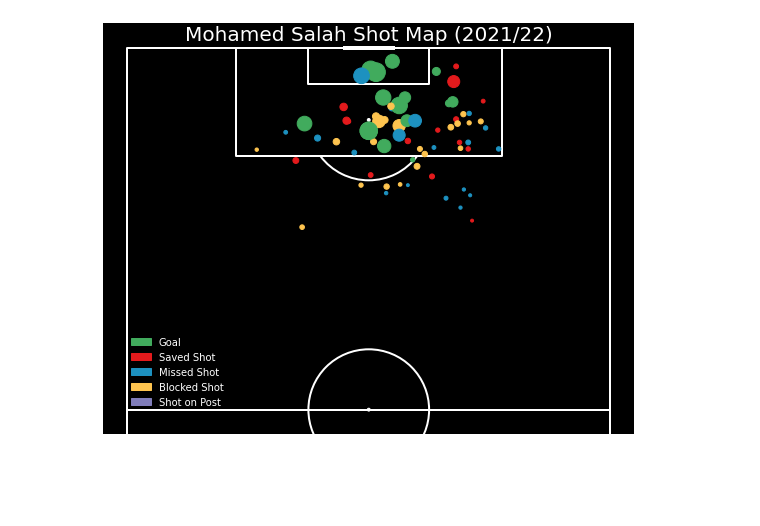
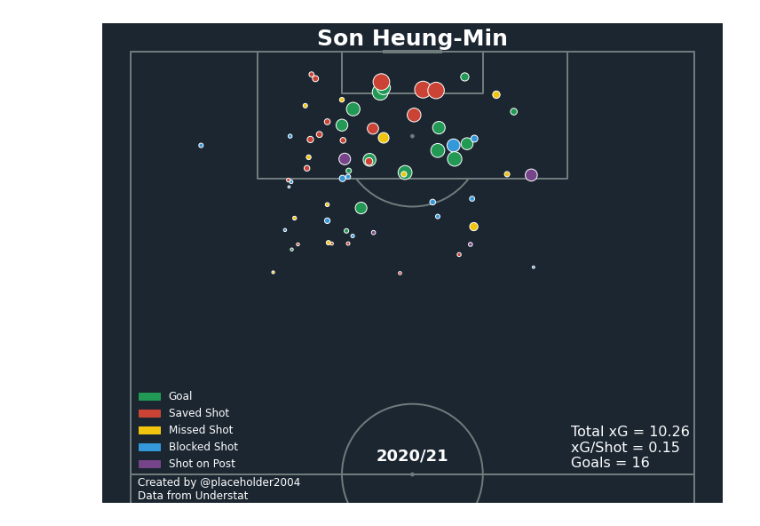
Before and after one commit to harshkrishna17/matplotlib-code, a Jupyter notebook: ShotMap.ipynb, the cells around one changed output. Drawn from its saved outputs; the diff is of its cells as text; code cells hidden in the pictures; blank space fills up the shorter version.

Commit message:
new shotmap

```diff
--- a/ShotMap.ipynb
+++ b/ShotMap.ipynb
@@ -3,3 +5,10 @@ This file contains code to create a basic football shot map using Understat shot
+# %%
+#fill out necessarry information of about player and plot type here
+
+player_id = 453
+is_season = True #if is_season = True, then specify season
+season = 2020
+highlight_goals = False
 # %%
 #import libraries
 
@@ -68,27 +73,78 @@ df.head()
 # %%
 #plotting
 
-colours = {'Goal':'#41ab5d', 'SavedShot':'#e31a1c', 'MissedShots':'#1d91c0', 'BlockedShot':'#fec44f', 'ShotOnPost':'#807dba'}
-n = len(colours)
+if highlight_goals == False:
+        colours = {'Goal':'#229954', 'SavedShot':'#CB4335', 'MissedShots':'#F1C40F',
+                   'BlockedShot':'#3498DB', 'ShotOnPost':'#76448A'}
+        player_name = finaldata["player"].values[0]
+        res = {"Goal": 1, "SavedShot": 0, "BlockedShot": 0, "ShotOnPost": 0,
+               "MissedShots": 0, "OwnGoal": 0}
+        finaldata["isGoal"] = finaldata["result"].map(res)
 
-g = mpatches.Patch(color = "#41ab5d", label = "Goal")
-ss = mpatches.Patch(color = "#e31a1c", label = "Saved Shot")
-ms = mpatches.Patch(color = "#1d91c0", label = "Missed Shot")
-bs = mpatches.Patch(color = "#fec44f", label = "Blocked Shot")
-sop = mpatches.Patch(color = "#807dba", label = "Shot on Post")
+        xG = sum(finaldata["xG"])
+        xG = str(round(xG, 2))
+        xgst = sum(finaldata["xG"]) / len(finaldata.index)
+        xgst = str(round(xgst, 2))
+        gls = sum(finaldata["isGoal"])
 
-pitch = VerticalPitch(pitch_color='black', line_color='white', stripe=False, half = True, constrained_layout = True)
-fig, ax = pitch.draw()
-plt.scatter(x = df["Y"], y = df["X"], s = df["xG"] * 400, c = df["result"].map(colours))
-plt.gca().invert_xaxis()
-plt.title("Mohamed Salah Shot Map (2021/22)", color = "white", size = 20, pad = -17)
-leg = plt.legend(handles = [g, ss, ms, bs, sop], frameon = False, loc = "center left", bbox_to_anchor=(0.035,0.15))
+        g = mpatches.Patch(color = "#229954", label = "Goal")
+        ss = mpatches.Patch(color = "#CB4335", label = "Saved Shot")
+        ms = mpatches.Patch(color = "#F1C40F", label = "Missed Shot")
+        bs = mpatches.Patch(color = "#3498DB", label = "Blocked Shot")
+        sop = mpatches.Patch(color = "#76448A", label = "Shot on Post")
 
-for text in leg.get_texts():
-    text.set_color("white")
+        pitch = VerticalPitch(pitch_color='#1B2631', line_color = "#707B7C", stripe=False, half = True,
+                              constrained_layout = True)
+        fig, ax = pitch.draw()
+        plt.scatter(x = finaldata["Y"], y = finaldata["X"], s = finaldata["xG"] * 600, c = finaldata["result"].map(colours),
+                    edgecolors="white")
+        plt.gca().invert_xaxis()
+        plt.text(x, y, f"{szn}", color="white", size= 18, fontweight = "bold")
+        plt.text(17.5, 61, f"Total xG = {xG}\nxG/Shot = {xgst}\nGoals = {gls}", size = 16, color = "white")
+        plt.text(79, 56.5, "Created by @placeholder2004\nData from Understat", color = "white", size = 12)
+        plt.title(f"{player_name}", color = "white", fontweight = "bold", size = 25, pad = -25)
+        leg = plt.legend(handles = [g, ss, ms, bs, sop], frameon = False, loc = "center left",
+                         bbox_to_anchor=(0.043,0.15), prop={'size': 12})
 
-fig.set_size_inches(8.5, 6)
-plt.savefig("shotmap.png")
+        for text in leg.get_texts():
+            text.set_color("white")
+
+elif highlight_goals == True:
+        gls = {'Goal':"Goal", 'SavedShot': "NoGoal", 'MissedShots': "NoGoal",
+               'BlockedShot': "NoGoal", 'ShotOnPost': "NoGoal"}
+        colours = {'Goal':"#E74C3C", 'NoGoal': "#1B2631"}
+        finaldata["result"] = finaldata["result"].map(gls)
+        player_name = finaldata["player"].values[0]
+        res = {"Goal": 1, "NoGoal": 0}
+        finaldata["isGoal"] = finaldata["result"].map(res)
+
+        xG = sum(finaldata["xG"])
+        xG = str(round(xG, 2))
+        xgst = sum(finaldata["xG"]) / len(finaldata.index)
+        xgst = str(round(xgst, 2))
+        gls = sum(finaldata["isGoal"])
+
+        g = mpatches.Patch(color = "#E74C3C", label = "Goal")
+        ss = mpatches.Patch(color = "#ffffff", label = "No Goal")
+
+        pitch = VerticalPitch(pitch_color='#1B2631', line_color = "#707B7C", stripe=False, half = True,
+                              constrained_layout = True)
+        fig, ax = pitch.draw()
+        plt.scatter(x = finaldata["Y"], y = finaldata["X"], s = finaldata["xG"] * 600, c = finaldata["result"].map(colours),
+                    edgecolors="white")
+        plt.gca().invert_xaxis()
+        plt.text(x, y, f"{szn}", color="white", size= 18, fontweight = "bold")
+        plt.text(17.5, 61, f"Total xG = {xG}\nxG/Shot = {xgst}\nGoals = {gls}", size = 16, color = "white")
+        plt.text(79, 56.5, "Created by @placeholder2004\nData from Understat", color = "white", size = 12)
+        plt.title(f"{player_name}", color = "white", fontweight = "bold", size = 25, pad = -25)
+        leg = plt.legend(handles = [g, ss], frameon = False, loc = "center left",
+                         bbox_to_anchor=(0.05,0.1), prop={'size': 12})
+
+        for text in leg.get_texts():
+            text.set_color("white")
+
+fig.set_size_inches(10, 8)
+plt.savefig("shotmap.png", dpi = 900)
 plt.show()
 # %% [output]
-[figure, old version]
+[figure, new version]
```
Also changed, not shown: parts of 4 cells of this notebook.
